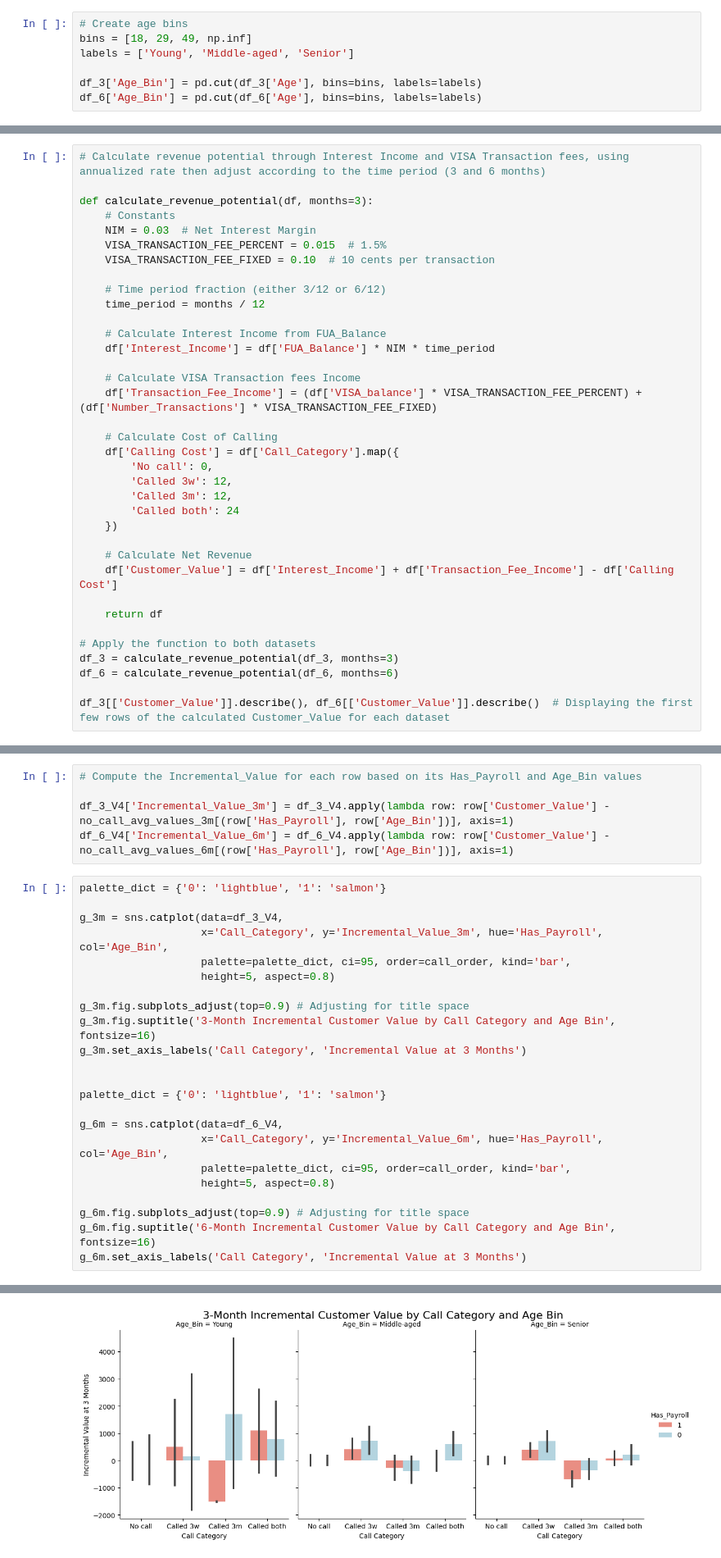
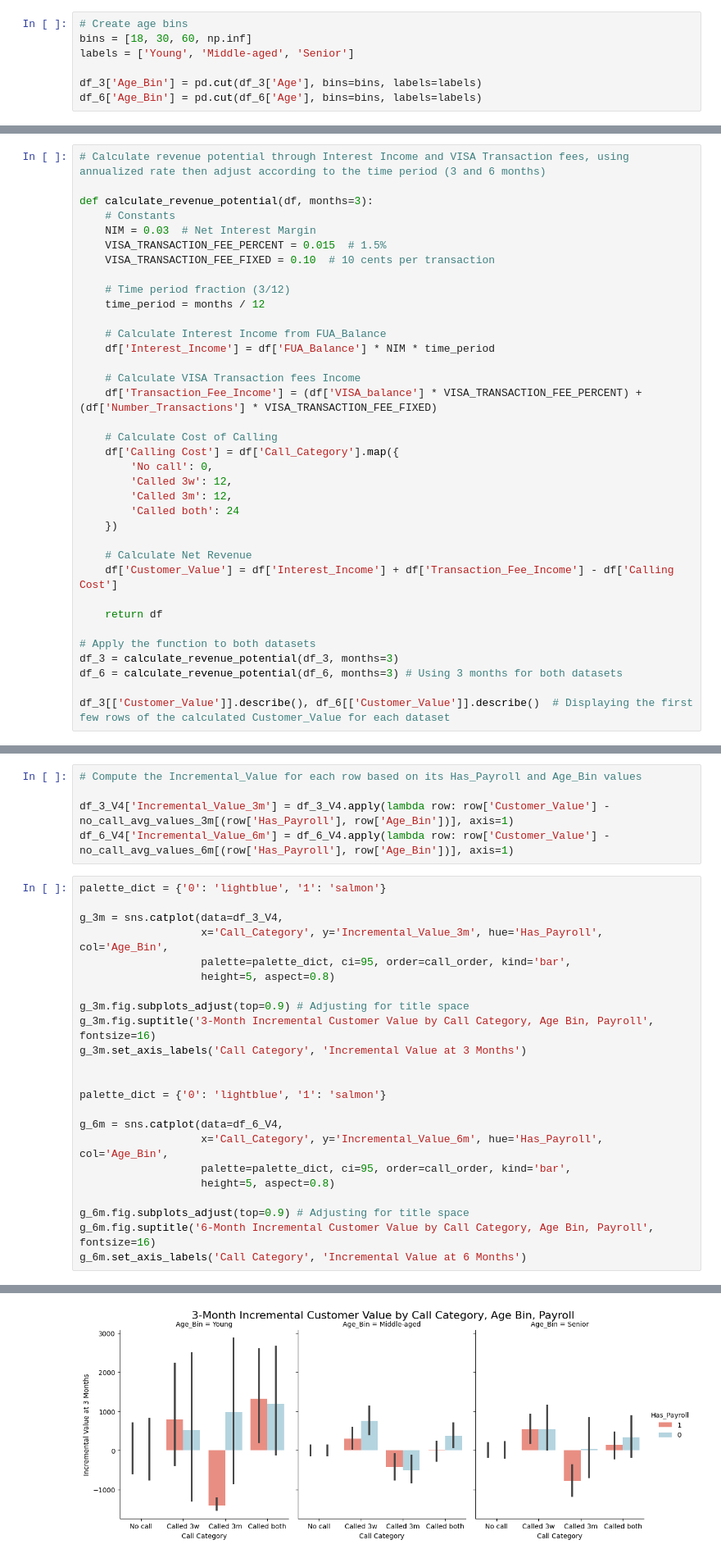
Before and after one commit to Au-Jonathan/CMPT889_A1, a Jupyter notebook: CMPT_889_Assignment_1.ipynb, the cells around one changed output, grey strips where cells are left out. Shown at 82% size. Drawn from its saved outputs; the diff is of its cells as text.

Commit message:
added location, mortgage, payroll, age analysis

```diff
--- a/CMPT_889_Assignment_1.ipynb
+++ b/CMPT_889_Assignment_1.ipynb
@@ -83,7 +83,7 @@ df_3['Age'].describe(), df_6['Age'].describe()
  Name: Age, dtype: float64)
 # %%
 # Create age bins
-bins = [18, 29, 49, np.inf]
+bins = [18, 30, 60, np.inf]
 labels = ['Young', 'Middle-aged', 'Senior']
 
 df_3['Age_Bin'] = pd.cut(df_3['Age'], bins=bins, labels=labels)
@@ -152,7 +152,7 @@ def calculate_revenue_potential(df, months=3):
     VISA_TRANSACTION_FEE_PERCENT = 0.015  # 1.5%
     VISA_TRANSACTION_FEE_FIXED = 0.10  # 10 cents per transaction
 
-    # Time period fraction (either 3/12 or 6/12)
+    # Time period fraction (3/12)
     time_period = months / 12
 
     # Calculate Interest Income from FUA_Balance
@@ -176,7 +176,7 @@ def calculate_revenue_potential(df, months=3):
 
 # Apply the function to both datasets
 df_3 = calculate_revenue_potential(df_3, months=3)
-df_6 = calculate_revenue_potential(df_6, months=6)
+df_6 = calculate_revenue_potential(df_6, months=3) # Using 3 months for both datasets
 
 df_3[['Customer_Value']].describe(), df_6[['Customer_Value']].describe()  # Displaying the first few rows of the calculated Customer_Value for each dataset
 # %% [output]
@@ -420,33 +426,33 @@ df_6_V4['Incremental_Value_6m'] = df_6_V4.apply(lambda row: row['Customer_Value'
 # %%
 palette_dict = {'0': 'lightblue', '1': 'salmon'}
 
 g_3m = sns.catplot(data=df_3_V4,
                    x='Call_Category', y='Incremental_Value_3m', hue='Has_Payroll', col='Age_Bin',
                    palette=palette_dict, ci=95, order=call_order, kind='bar',
                    height=5, aspect=0.8)
 
 g_3m.fig.subplots_adjust(top=0.9) # Adjusting for title space
-g_3m.fig.suptitle('3-Month Incremental Customer Value by Call Category and Age Bin', fontsize=16)
+g_3m.fig.suptitle('3-Month Incremental Customer Value by Call Category, Age Bin, Payroll', fontsize=16)
 g_3m.set_axis_labels('Call Category', 'Incremental Value at 3 Months')
 
 
 palette_dict = {'0': 'lightblue', '1': 'salmon'}
 
 g_6m = sns.catplot(data=df_6_V4,
                    x='Call_Category', y='Incremental_Value_6m', hue='Has_Payroll', col='Age_Bin',
                    palette=palette_dict, ci=95, order=call_order, kind='bar',
                    height=5, aspect=0.8)
 
 g_6m.fig.subplots_adjust(top=0.9) # Adjusting for title space
-g_6m.fig.suptitle('6-Month Incremental Customer Value by Call Category and Age Bin', fontsize=16)
-g_6m.set_axis_labels('Call Category', 'Incremental Value at 3 Months')
+g_6m.fig.suptitle('6-Month Incremental Customer Value by Call Category, Age Bin, Payroll', fontsize=16)
+g_6m.set_axis_labels('Call Category', 'Incremental Value at 6 Months')
 # %% [output]
 The `ci` parameter is deprecated. Use `errorbar=('ci', 95)` for the same effect.
 
   g_3m = sns.catplot(data=df_3_V4,
 
 The `ci` parameter is deprecated. Use `errorbar=('ci', 95)` for the same effect.
 
   g_6m = sns.catplot(data=df_6_V4,
 <seaborn.axisgrid.FacetGrid at 0x...>
-[figure, old version]
+[figure, new version]
```
Also changed, not shown: parts of 18 cells of this notebook.
